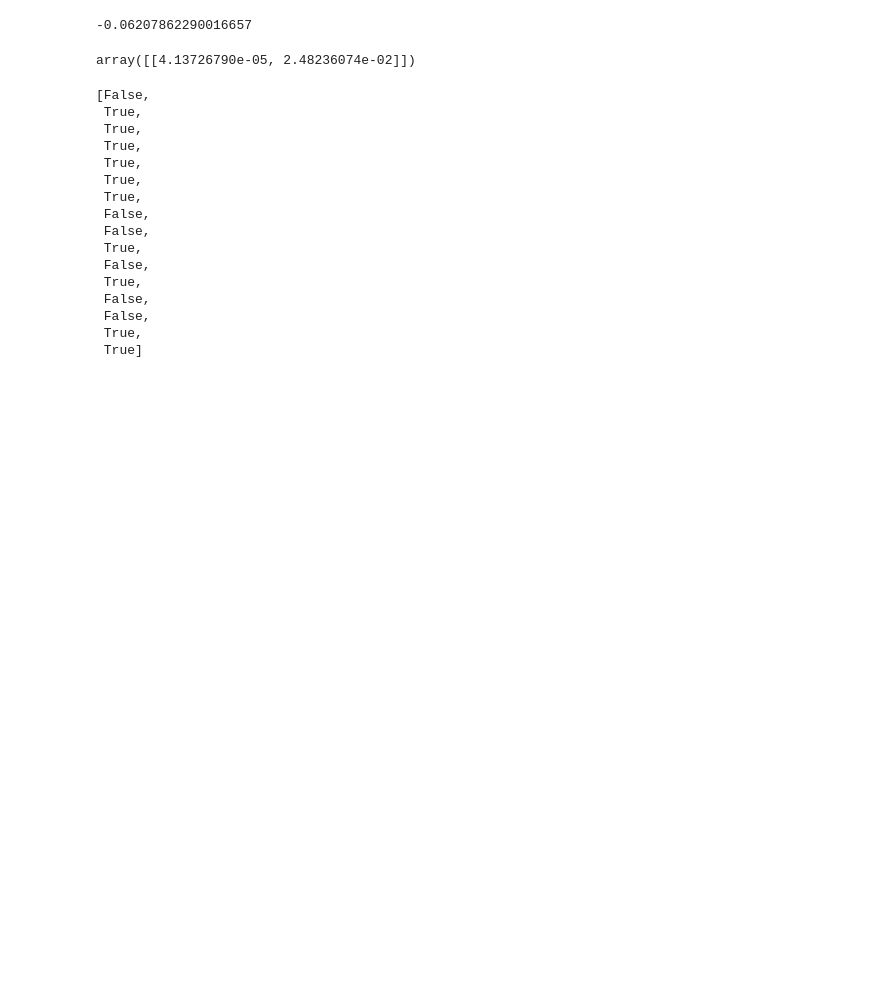
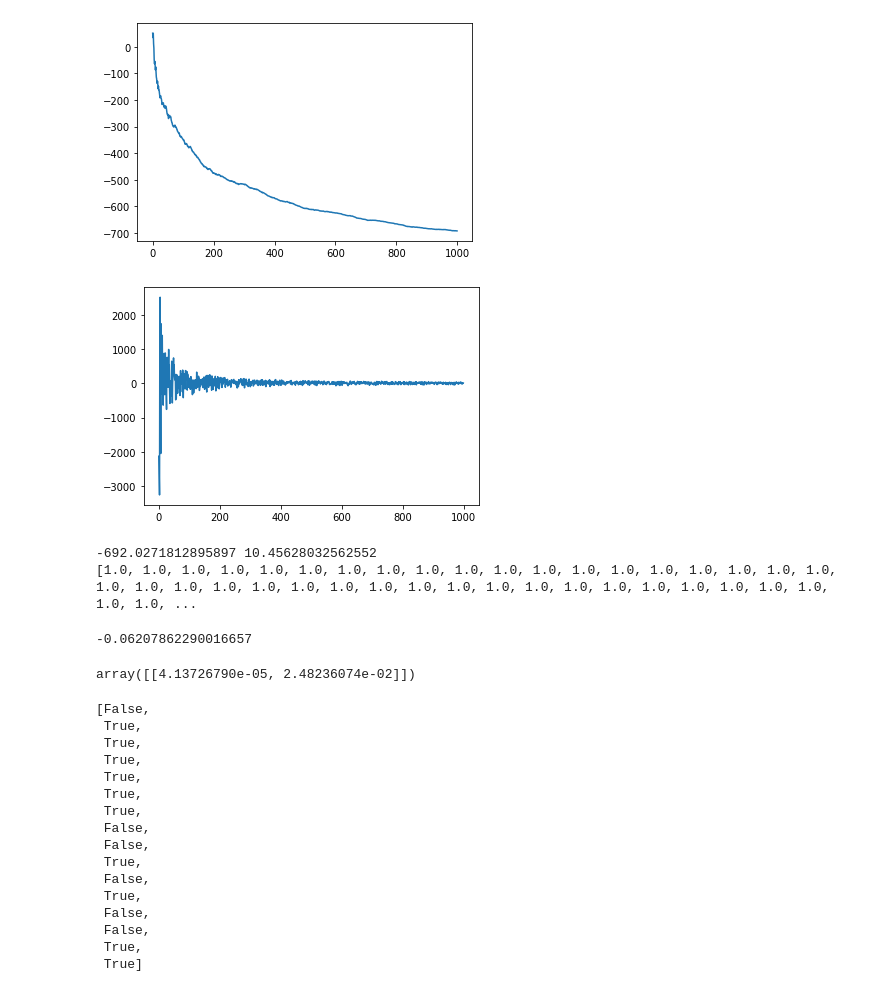
Before and after one commit to dominant-strategies/Quai-Macro-Model, a Jupyter notebook: Exploratory/Logistic.ipynb, the cells around one changed output. Drawn from its saved outputs; the diff is of its cells as text; code cells hidden in the pictures; blank space fills up the shorter version.

```diff
--- a/Exploratory/Logistic.ipynb
+++ b/Exploratory/Logistic.ipynb
@@ -41,3 +163,36 @@ beta1_l[-1]
+# %%
+beta0 = 0
+beta1 = .001
+
+model = SGDClassifier(
+        loss="log_loss", penalty=None, fit_intercept=False
+    )
+
+beta0_l = []
+beta1_l = []
+for _ in range(1000):
+    X = [np.random.uniform(1000, 10000) for _ in range(160)]
+    X = [[1, x/log(x,2)] for x in X]
+    Y_prob = [1 / (1+np.exp(-(beta0*x[0]+beta1*x[1]))) for x in X]
+    Y = [int(np.random.rand() < x) for x in Y_prob]
+    model.partial_fit(X, Y, classes=[0, 1])
+    beta0_l.append(model.coef_[0][0])
+    beta1_l.append(model.coef_[0][1])
+
+plt.plot(list(range(1000)), beta0_l)
+plt.show()
+plt.plot(list(range(1000)), beta1_l)
+plt.show()
+
+print(beta0_l[-1], beta1_l[-1])
+beta0 = beta0_l[-1]
+beta1 = beta1_l[-1]
+print([1 / (1+np.exp(-(beta0*x[0]+beta1*x[1]))) for x in X])
+# %% [output]
+[figure, added]
+[figure, added]
+-692.0271812895897 10.45628032562552
+[1.0, 1.0, 1.0, 1.0, 1.0, 1.0, 1.0, 1.0, 1.0, 1.0, 1.0, 1.0, 1.0, 1.0, 1.0, 1.0, 1.0, 1.0, 1.0, 1.0, 1.0, 1.0, 1.0, 1.0, 1.0, 1.0, 1.0, 1.0, 1.0, 1.0, 1.0, 1.0, 1.0, 1.0, 1.0, 1.0, 1.0, 1.0, 1.0, 1.0, ...
 # %%
 beta0_l[-1]
 # %% [output]
```
Also changed, not shown: parts of 8 cells of this notebook, 1 other file.
